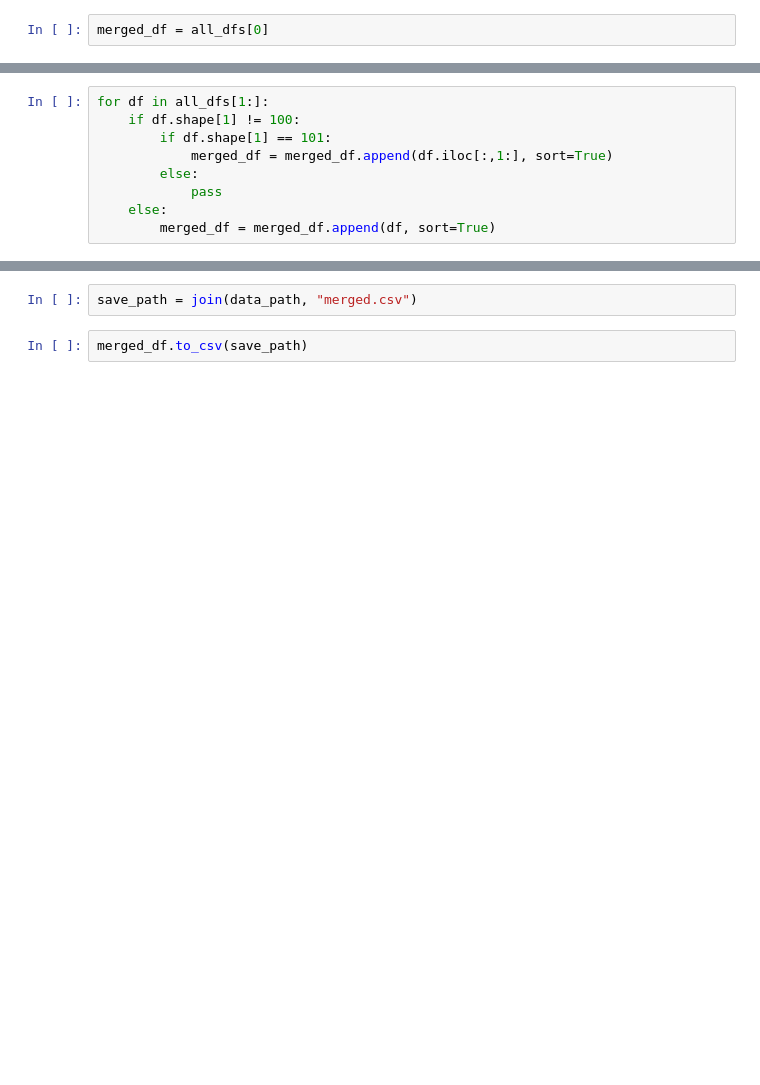
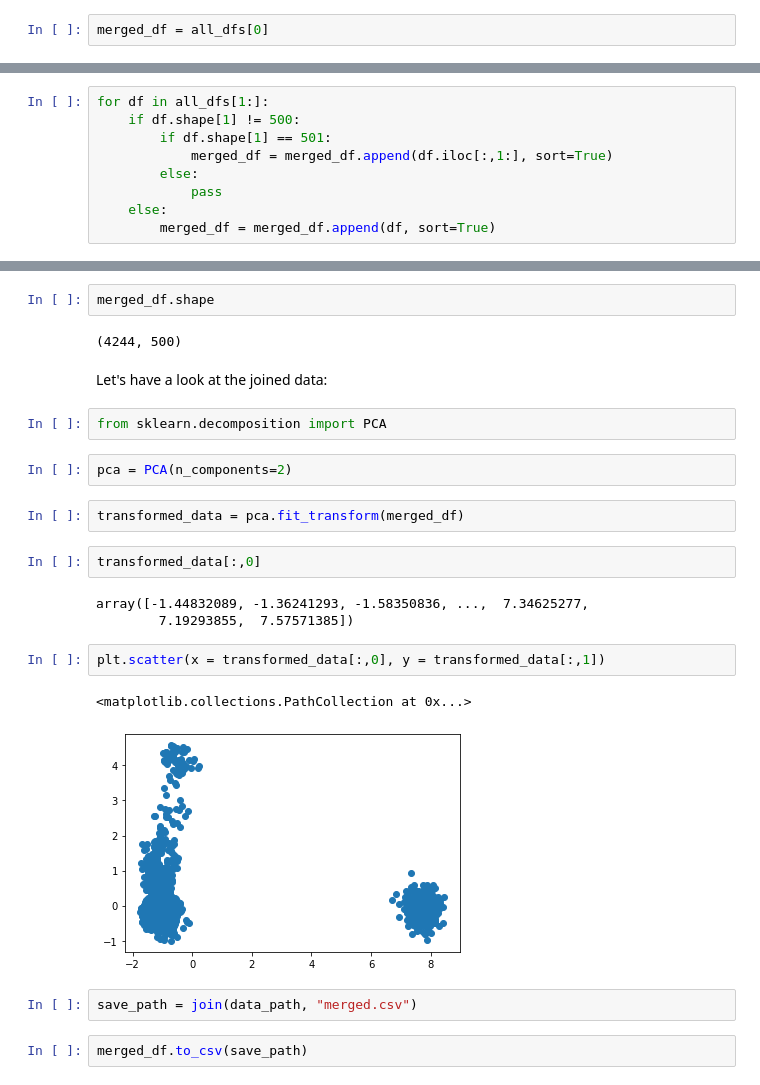
Before and after one commit to notreallyme2/teas, a Jupyter notebook: aggregate_synthetic_data.ipynb, the cells around one changed output, grey strips where cells are left out. Drawn from its saved outputs; the diff is of its cells as text; blank space fills up the shorter version.

```diff
--- a/aggregate_synthetic_data.ipynb
+++ b/aggregate_synthetic_data.ipynb
@@ -52,7 +78,7 @@ def check_columns_align(df_to_match: pd.DataFrame, list_of_dfs: List[pd.DataFram
 # %%
 for df in all_dfs[1:]:
-    if df.shape[1] != 100:
-        if df.shape[1] == 101:
+    if df.shape[1] != 500:
+        if df.shape[1] == 501:
             merged_df = merged_df.append(df.iloc[:,1:], sort=True)
         else:
             pass
@@ -61,3 +97,25 @@ for df in all_dfs[1:]:
+# %%
+merged_df.shape
+# %% [output]
+(4244, 500)
+# %% [markdown]
+Let's have a look at the joined data:
+# %%
+from sklearn.decomposition import PCA
+# %%
+pca = PCA(n_components=2)
+# %%
+transformed_data = pca.fit_transform(merged_df)
+# %%
+transformed_data[:,0]
+# %% [output]
+array([-1.44832089, -1.36241293, -1.58350836, ...,  7.34625277,
+        7.19293855,  7.57571385])
+# %%
+plt.scatter(x = transformed_data[:,0], y = transformed_data[:,1])
+# %% [output]
+<matplotlib.collections.PathCollection at 0x...>
+[figure, added]
 # %%
 save_path = join(data_path, "merged.csv")
 # %%
```
Also changed, not shown: parts of 18 cells of this notebook, 6 other files.
